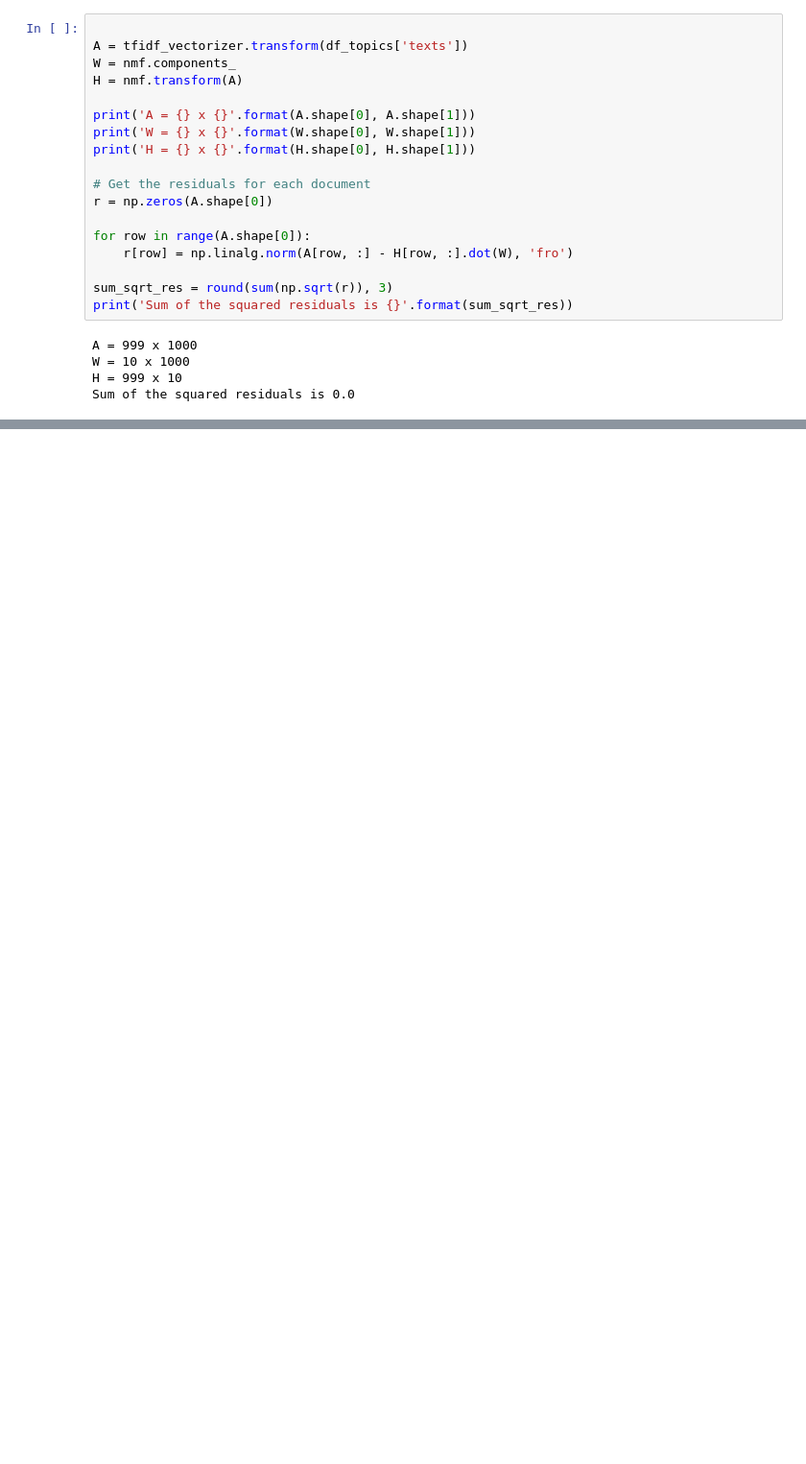
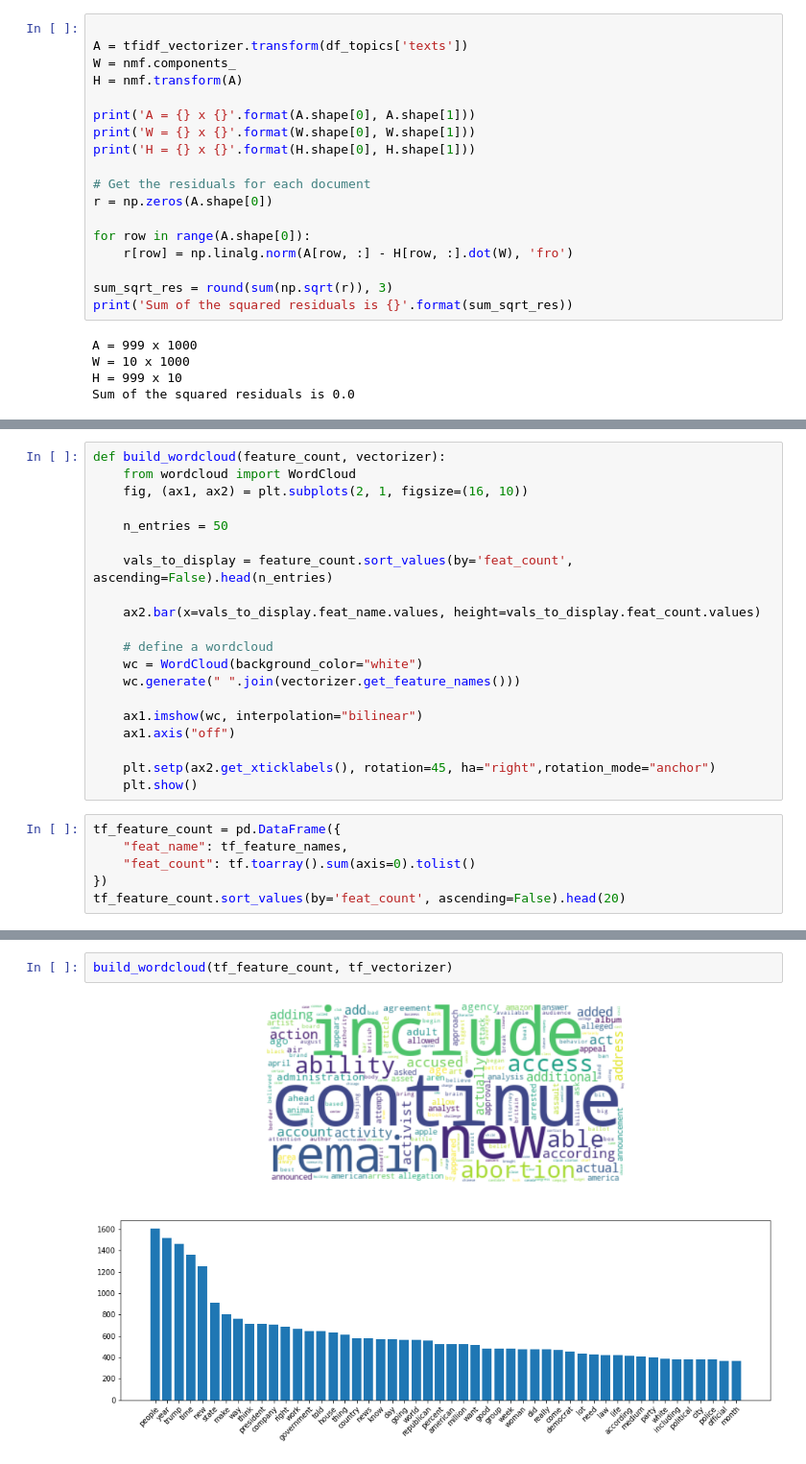
Before and after one commit to maxemileffort/paper-grading-assistant, a Jupyter notebook: Modeling.ipynb, the cells around one changed output, grey strips where cells are left out. Shown at 96% size. Saved outputs shown, nothing was run; the diff lists cells and outputs as text; blank space fills up the shorter version.

Commit message:
added some wordclouds

```diff
--- a/Modeling.ipynb
+++ b/Modeling.ipynb
@@ -429 +429,27 @@ lda topics: people just time think year thing way make new know really right goi
 =====
+# %%
+def build_wordcloud(feature_count, vectorizer):
+    from wordcloud import WordCloud
+    fig, (ax1, ax2) = plt.subplots(2, 1, figsize=(16, 10))
+
+    n_entries = 50
+
+    vals_to_display = feature_count.sort_values(by='feat_count', ascending=False).head(n_entries)
+
+    ax2.bar(x=vals_to_display.feat_name.values, height=vals_to_display.feat_count.values)
+
+    # define a wordcloud
+    wc = WordCloud(background_color="white")
+    wc.generate(" ".join(vectorizer.get_feature_names()))
+
+    ax1.imshow(wc, interpolation="bilinear")
+    ax1.axis("off")
+
+    plt.setp(ax2.get_xticklabels(), rotation=45, ha="right",rotation_mode="anchor")
+    plt.show()
+# %%
+tf_feature_count = pd.DataFrame({
+    "feat_name": tf_feature_names,
+    "feat_count": tf.toarray().sum(axis=0).tolist()
+})
+tf_feature_count.sort_values(by='feat_count', ascending=False).head(20)
@@ -429,0 +498,4 @@ lda topics: people just time think year thing way make new know really right goi
+# %%
+build_wordcloud(tf_feature_count, tf_vectorizer)
+# %% [output]
+[figure, added]
```
Also changed, not shown: parts of 9 cells of this notebook, 1 other file.
